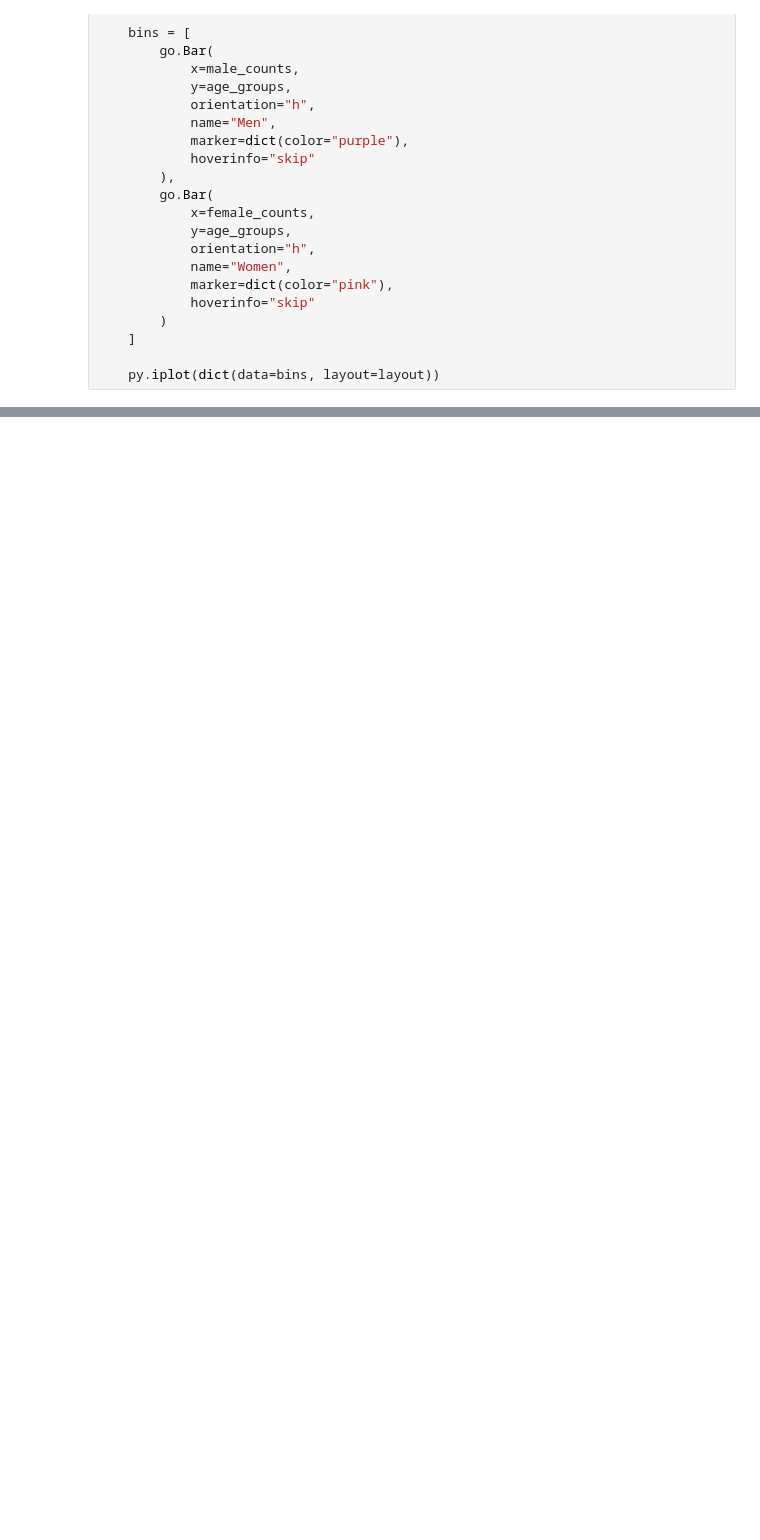
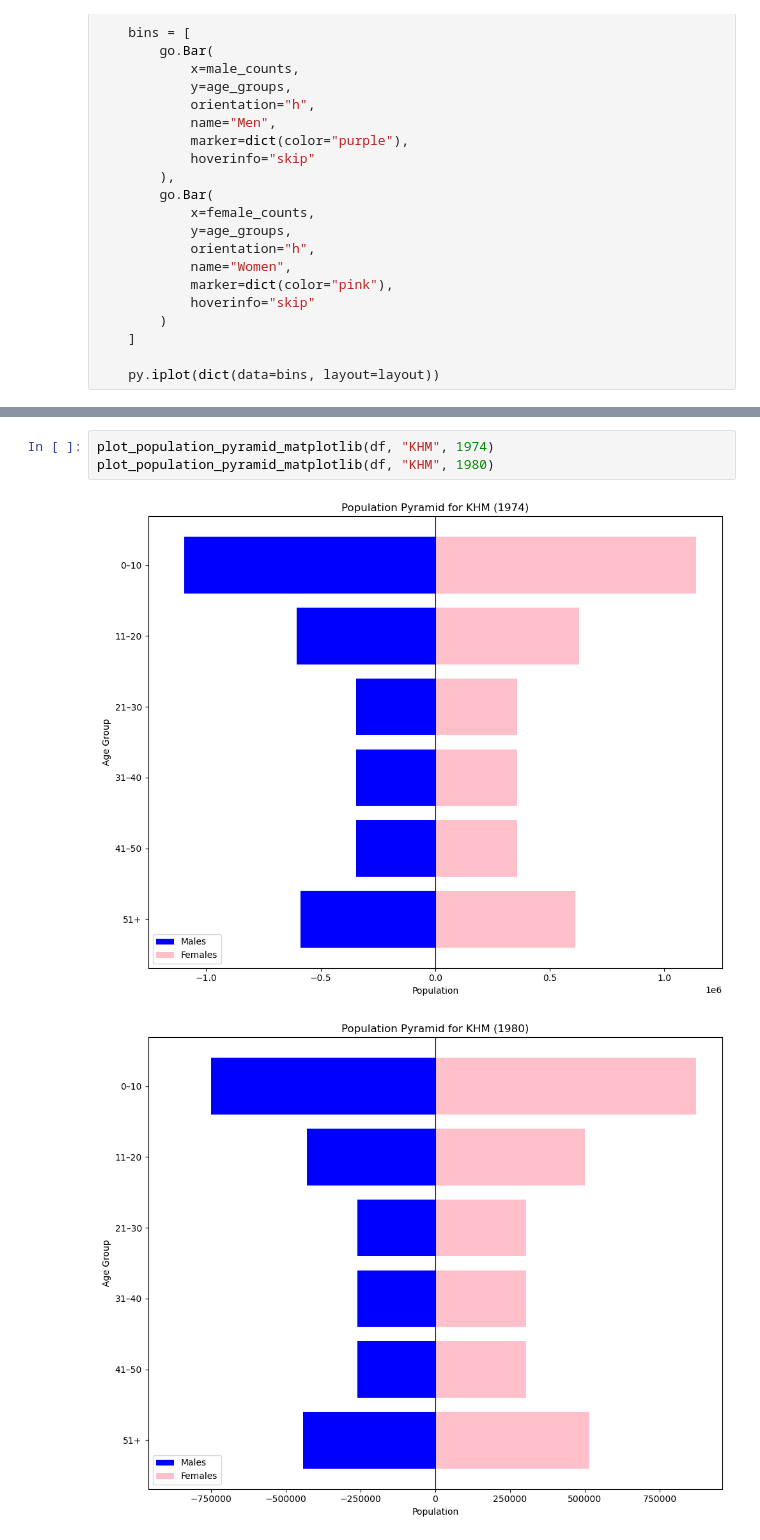
Before and after one commit to danieldo-tech/EEP153.jb.Project1, a Jupyter notebook: project1.ipynb, the cells around one changed output, grey strips where cells are left out. Saved outputs shown, nothing was run; the diff lists cells and outputs as text; blank space fills up the shorter version.

Commit message:
daniel visuals

```diff
--- a/project1.ipynb
+++ b/project1.ipynb
@@ -217,0 +278,6 @@ plot_population_pyramid(df, "KHM", 1980)
+# %%
+plot_population_pyramid_matplotlib(df, "KHM", 1974)
+plot_population_pyramid_matplotlib(df, "KHM", 1980)
+# %% [output]
+[figure, added]
+[figure, added]
```
Also changed, not shown: parts of 22 cells of this notebook.
